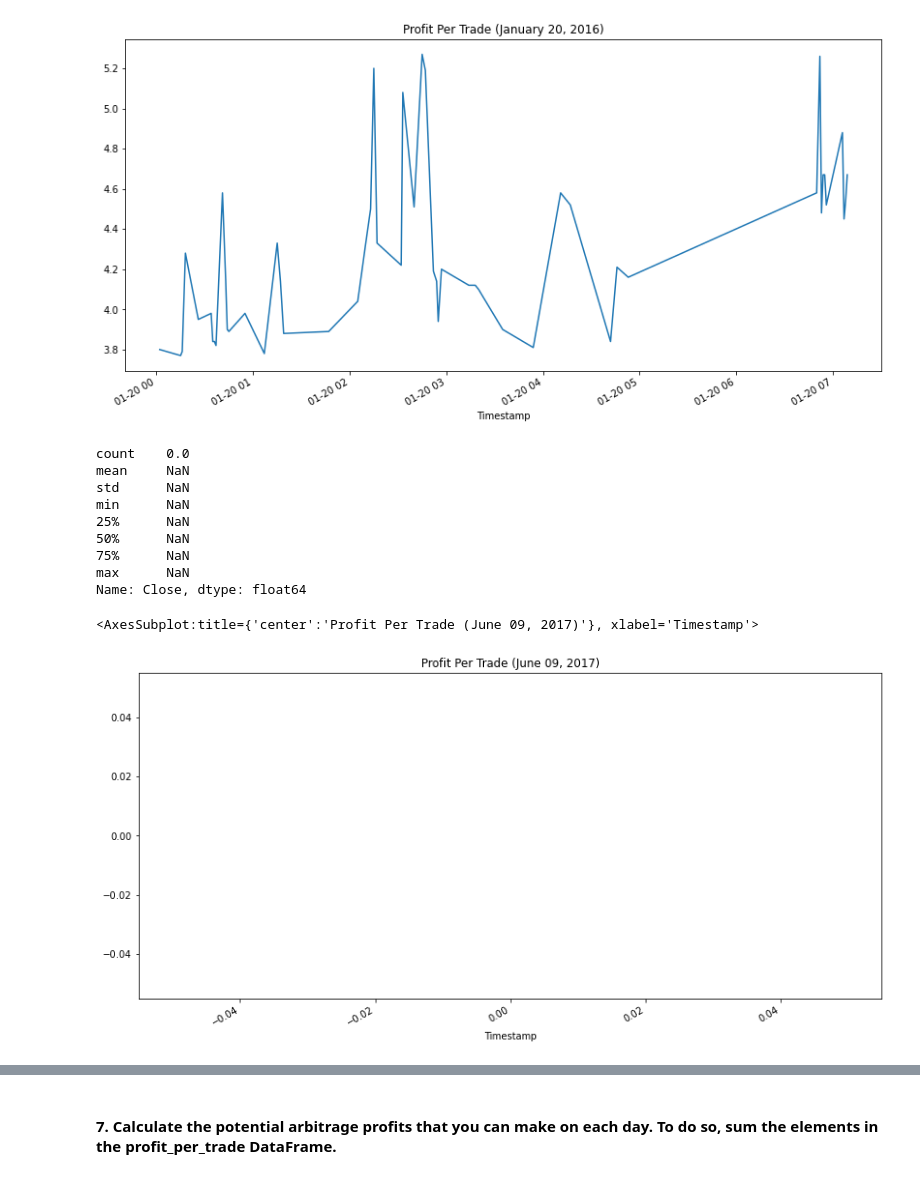
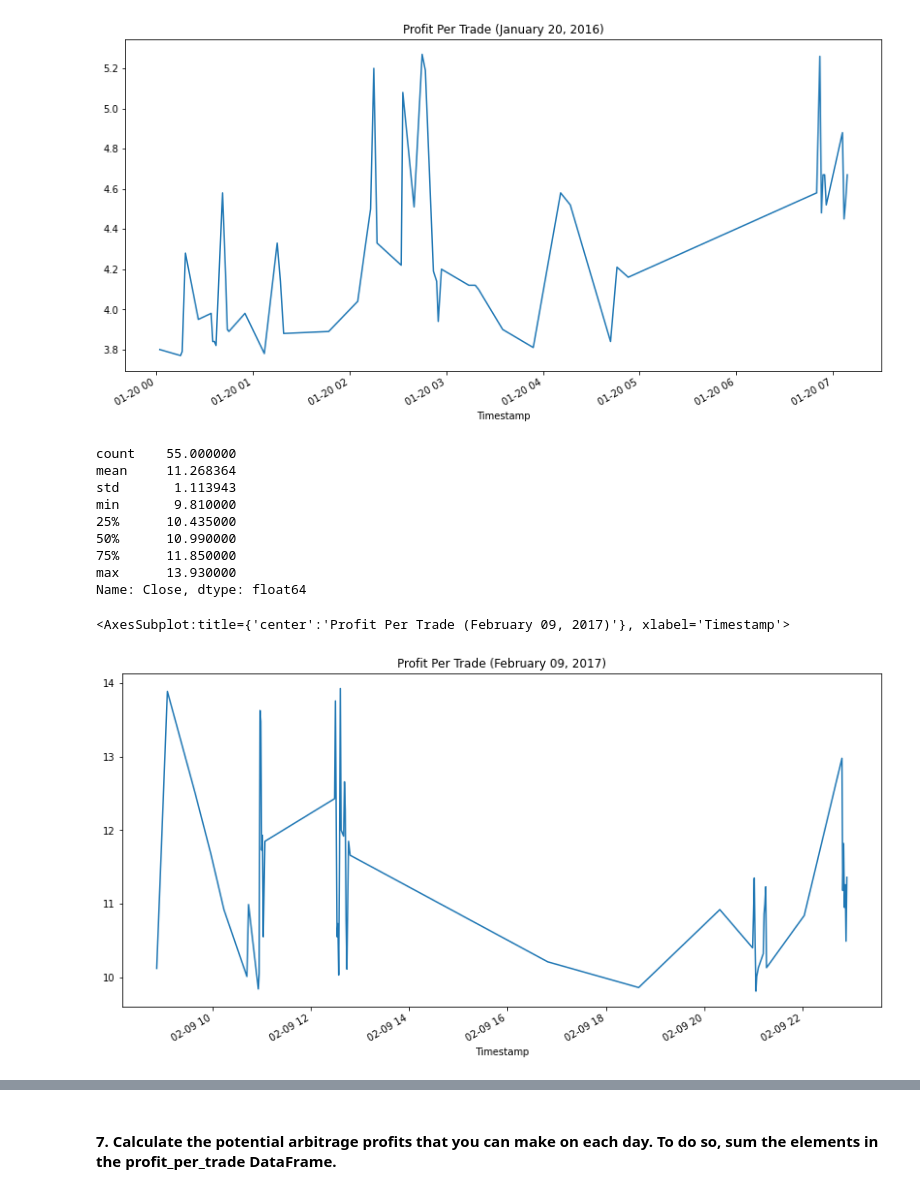
Before and after one commit to coronado212/bitcoin_arbitrage_analysis_3, a Jupyter notebook: crypto_arbitrage.ipynb, the cells around one changed output, grey strips where cells are left out. Cells and saved outputs as stored; diff of their text form; code cells hidden in the pictures.

```diff
--- a/crypto_arbitrage.ipynb
+++ b/crypto_arbitrage.ipynb
@@ -410,8 +410,8 @@ coinbase_sliced.loc['2017-06-09'].plot(legend=True, figsize=(14, 7), rot=45, col
 # %%
 # Using the date form the middle that you have selected, calculate the arbitrage spread
 # by subtracting the bitstamp lower closing prices from the coinbase higher closing prices
-bitstamp_closing_middle = bitstamp_sliced.loc['2017-06-09']
-coinbase_closing_middle = coinbase_sliced.loc['2017-06-09']
+bitstamp_closing_middle = bitstamp_sliced.loc['2017-02-09']
+coinbase_closing_middle = coinbase_sliced.loc['2017-02-09']
 arbitrage_spread_middle = coinbase_closing_middle - bitstamp_closing_middle
 
 # Generate summary statistics for the early DataFrame
@@ -750,22 +765,22 @@ profit_per_trade_early.plot(title="Profit Per Trade (January 20, 2016)", figsize
 # Generate the summary statistics for the middle profit per trade DataFrame
 profit_per_trade_middle.describe()
 # %% [output]
-count    0.0
-mean     NaN
-std      NaN
-min      NaN
-25%      NaN
-50%      NaN
-75%      NaN
-max      NaN
+count    55.000000
+mean     11.268364
+std       1.113943
+min       9.810000
+25%      10.435000
+50%      10.990000
+75%      11.850000
+max      13.930000
 Name: Close, dtype: float64
 # %%
 # Plot the results for the middle profit per trade DataFrame
 # Be sure to include at least a title with your plot
-profit_per_trade_middle.plot(title="Profit Per Trade (June 09, 2017)", figsize=(14,7))
+profit_per_trade_middle.plot(title="Profit Per Trade (February 09, 2017)", figsize=(14,7))
 # %% [output]
-<AxesSubplot:title={'center':'Profit Per Trade (June 09, 2017)'}, xlabel='Timestamp'>
+<AxesSubplot:title={'center':'Profit Per Trade (February 09, 2017)'}, xlabel='Timestamp'>
-[figure, old version]
+[figure, new version]
 # %%
 # Generate the summary statistics for the late profit per trade DataFrame
 profit_per_trade_late.describe()
```
Also changed, not shown: parts of 25 cells of this notebook.
